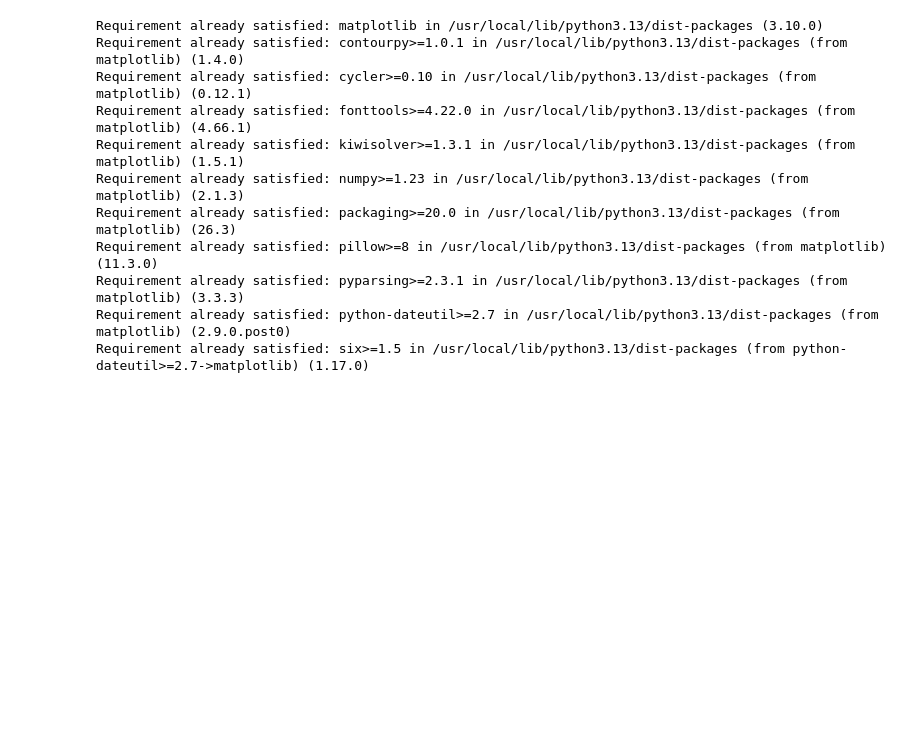
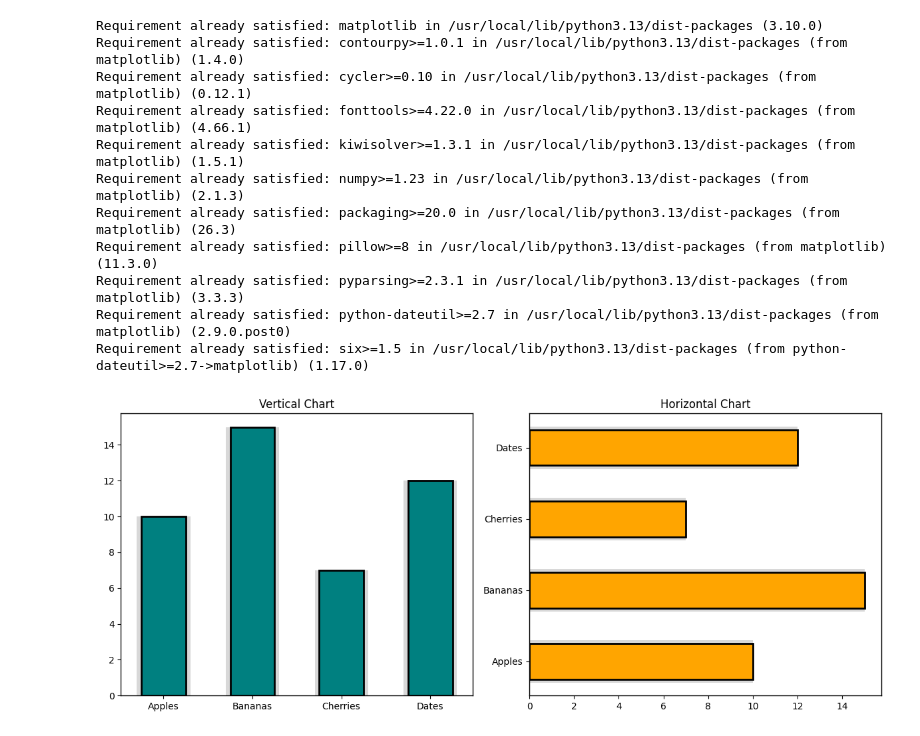
Before and after one commit to ShivamPatel-1802/MAtplotlib_Python, a Jupyter notebook: ADS_Dashboard_python_demo(1).ipynb, the cells around one changed output. Saved outputs shown, nothing was run; the diff lists cells and outputs as text; code cells hidden in the pictures; blank space fills up the shorter version.

```diff
--- a/ADS_Dashboard_python_demo(1).ipynb
+++ b/ADS_Dashboard_python_demo(1).ipynb
@@ -14,3 +14,28 @@ Requirement already satisfied: pillow>=8 in /usr/local/lib/python3.13/dist-packa
 Requirement already satisfied: pyparsing>=2.3.1 in /usr/local/lib/python3.13/dist-packages (from matplotlib) (3.3.3)
 Requirement already satisfied: python-dateutil>=2.7 in /usr/local/lib/python3.13/dist-packages (from matplotlib) (2.9.0.post0)
 Requirement already satisfied: six>=1.5 in /usr/local/lib/python3.13/dist-packages (from python-dateutil>=2.7->matplotlib) (1.17.0)
+# %%
+fruits = ['Apples', 'Bananas', 'Cherries', 'Dates']
+quantity = [10, 15, 7, 12]
+
+fig, (ax1, ax2) = plt.subplots(1, 2, figsize=(12, 5))
+
+ax1.bar(fruits, quantity, color='gray', alpha=0.3, width=0.6)
+
+ax1.bar(fruits, quantity, color='teal', edgecolor='black', linewidth=2, width=0.5)
+ax1.set_title('Vertical Chart')
+
+ax2.barh(fruits, quantity, color='gray', alpha=0.3, height=0.6)
+
+ax2.barh(fruits, quantity, color='orange', edgecolor='black', linewidth=2, height=0.5)
+ax2.set_title('Horizontal Chart')
+
+for ax in [ax1, ax2]:
+    for spine in ax.spines.values():
+        spine.set_edgecolor('black')
+        spine.set_linewidth(1)
+
+plt.tight_layout()
+plt.show()
+# %% [output]
+[figure, added]
```
Also changed, not shown: parts of 3 cells of this notebook.
